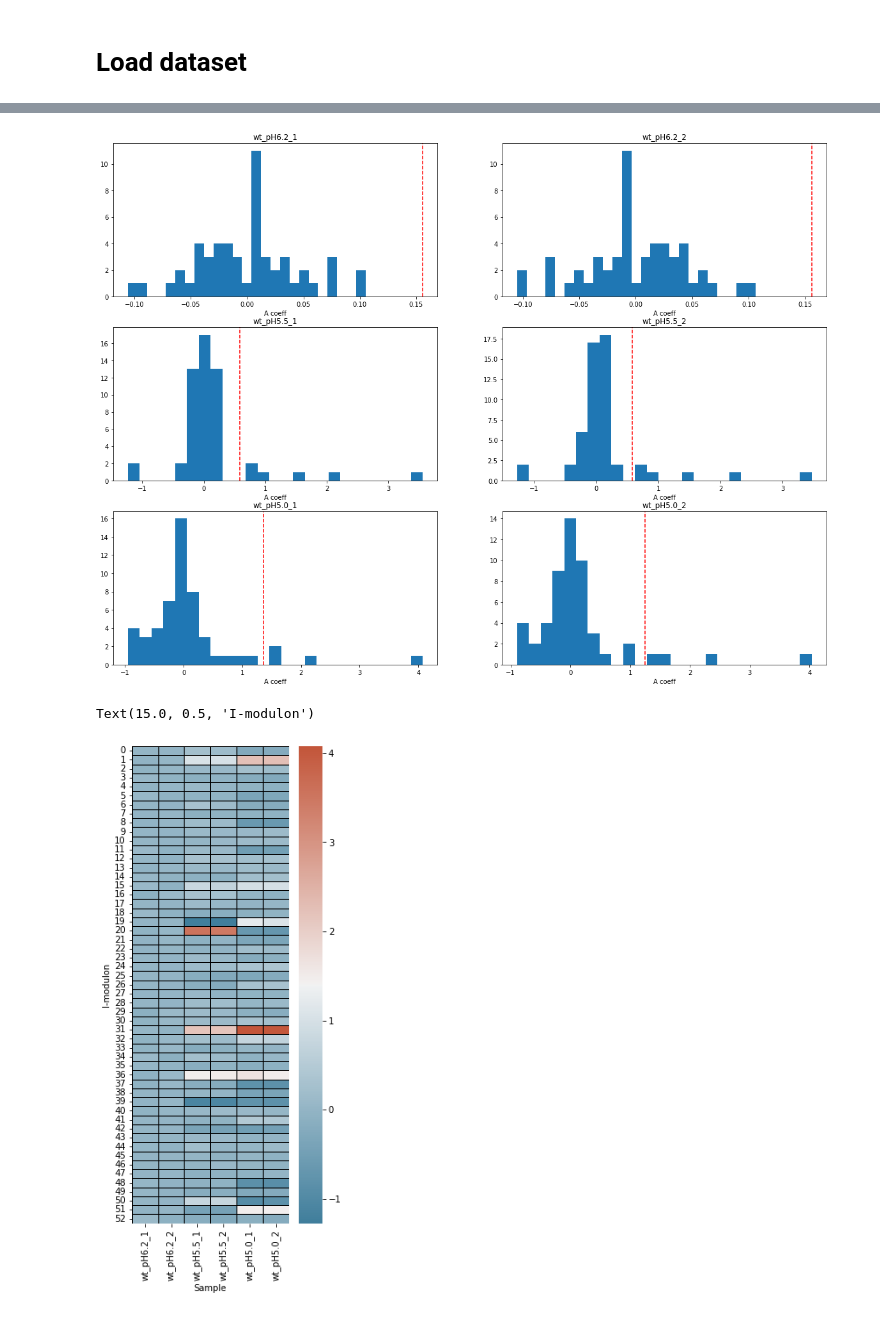
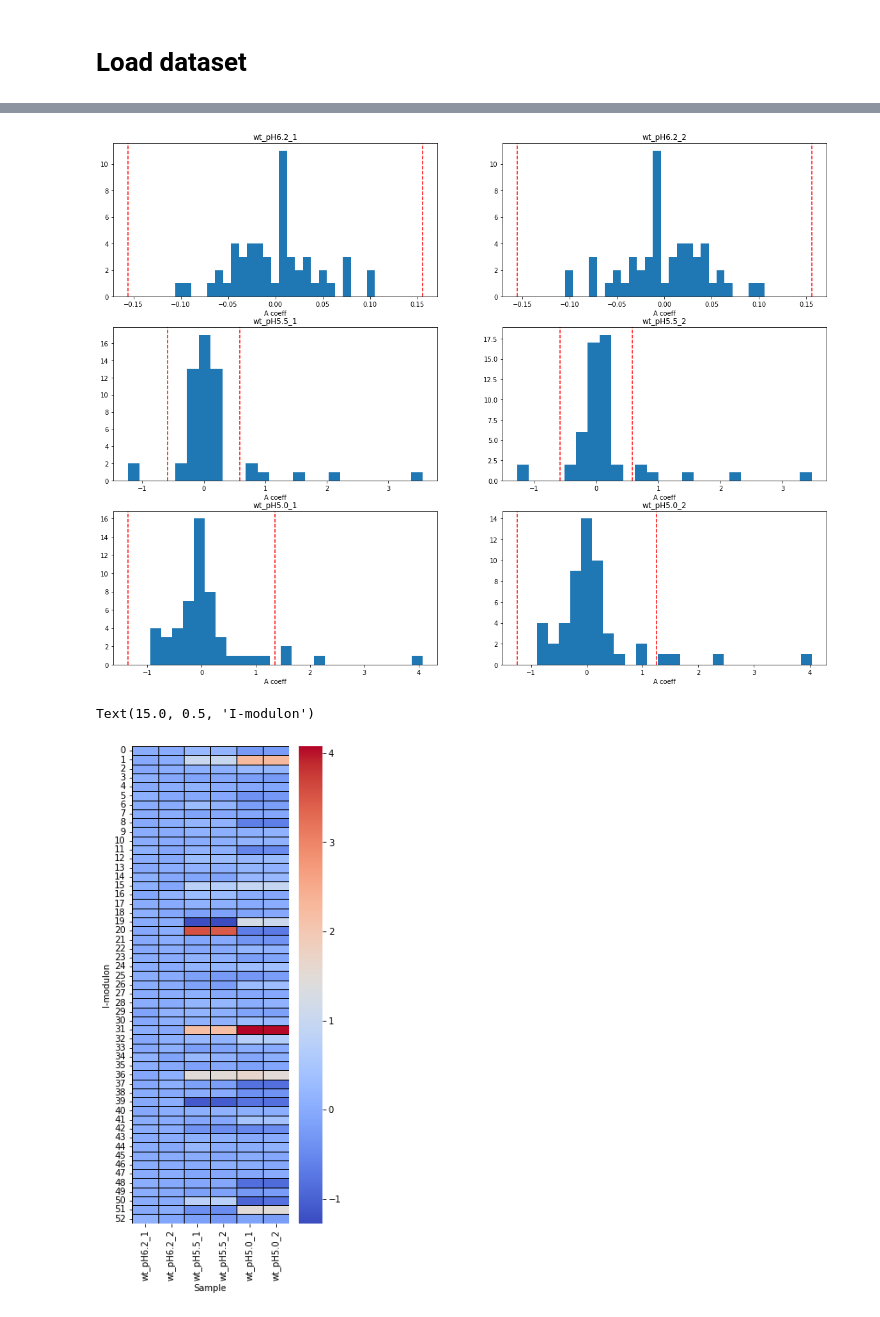
Before and after one commit to SizheQiu/LPiModulons, a Jupyter notebook: workflow/IM_activity_analysis.ipynb, the cells around one changed output, grey strips where cells are left out. Saved outputs shown, nothing was run; the diff lists cells and outputs as text; code cells hidden in the pictures.

```diff
--- a/workflow/IM_activity_analysis.ipynb
+++ b/workflow/IM_activity_analysis.ipynb
@@ -27,17 +30,18 @@ for i in range(6):
     thres = compute_threshold( A , title_name ,cutoff=10)
     axs[x][y].hist(A[title_name], bins=25);
     axs[x][y].axvline(x=thres, color='r', linestyle='--')
+    axs[x][y].axvline(x=-thres, color='r', linestyle='--')
     axs[x][y].set_title(title_name)
     axs[x][y].set_xlabel('A coeff')
 # %% [output]
-[figure, old version]
+[figure, new version]
 # %%
 fig, ax = plt.subplots(1,1, figsize=(4,10))
 sns.heatmap( A[A.columns[0:6]], yticklabels=True,
             linecolor='black',linewidths=1,
-            cmap= sns.diverging_palette(230, 20, as_cmap=True), ax = ax)
+            cmap= "coolwarm", ax = ax)
 ax.set_xlabel('Sample')
 ax.set_ylabel('I-modulon')
 # %% [output]
 Text(15.0, 0.5, 'I-modulon')
-[figure, old version]
+[figure, new version]
```
Also changed, not shown: parts of 7 cells of this notebook, 12 other files.
